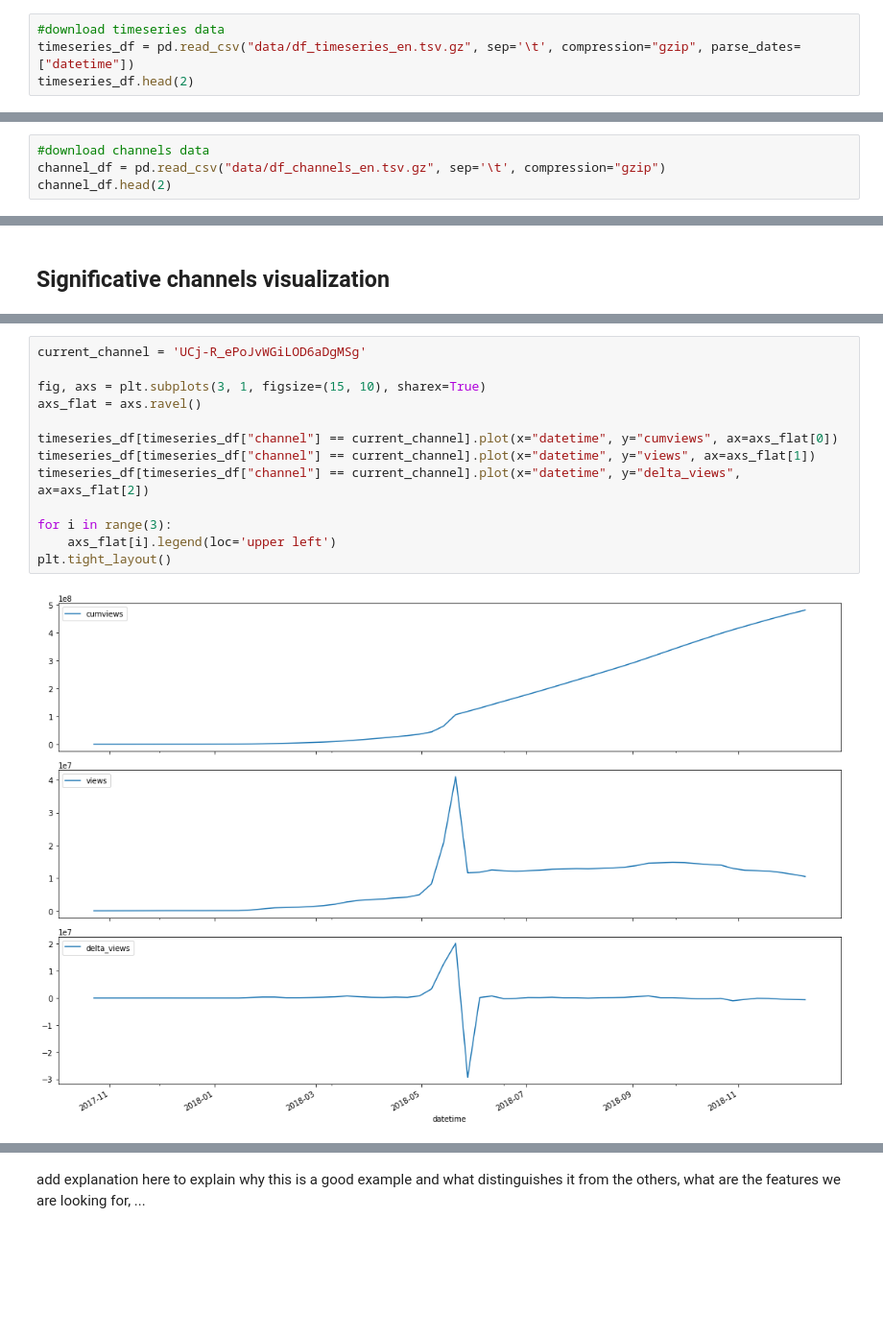
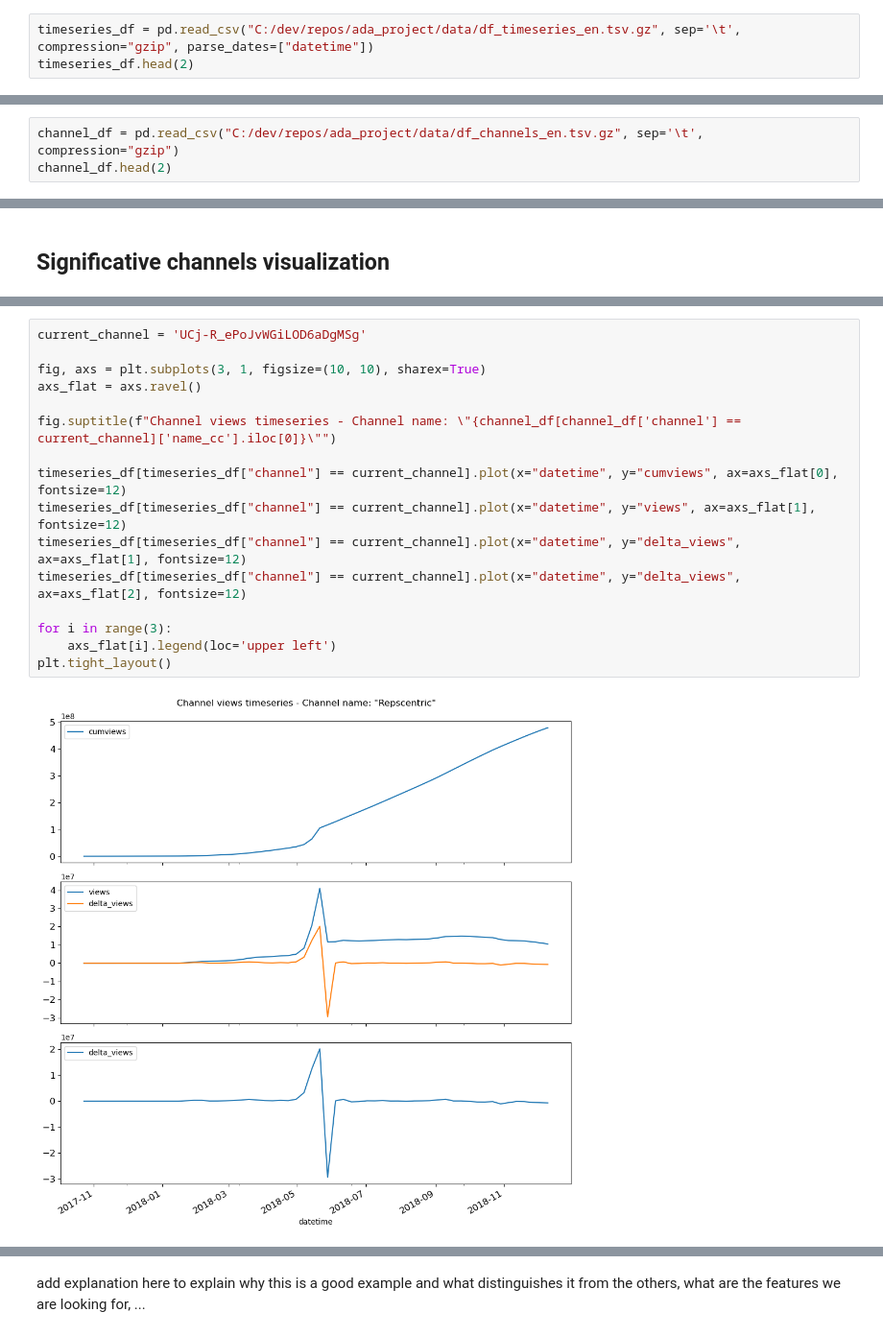
Before and after one commit to epfl-ada/ada-2022-project-adangerousteam, a Jupyter notebook: preprocessing_population_selection.ipynb, the cells around one changed output, grey strips where cells are left out. Shown: that part at 96% size. Drawn from its saved outputs; the diff is of its cells as text; blank space fills up the shorter version.

Commit message:
initial exploratory data analysis

```diff
--- a/preprocessing_population_selection.ipynb
+++ b/preprocessing_population_selection.ipynb
@@ -5,14 +6,12 @@ import matplotlib.pyplot as plt
 # %%
-#download timeseries data
-timeseries_df = pd.read_csv("data/df_timeseries_en.tsv.gz", sep='\t', compression="gzip", parse_dates=["datetime"])
+timeseries_df = pd.read_csv("C:/dev/repos/ada_project/data/df_timeseries_en.tsv.gz", sep='\t', compression="gzip", parse_dates=["datetime"])
 timeseries_df.head(2)
 # %% [output]
 |  | channel | category | datetime | views | delta_views | subs | delta_subs | videos | delta_videos | ... |
 | 0 | UCBJuEqXfXTdcPSbGO9qqn1g | Film and Animation | 2017-07-03 | 202494.555556 | 0.000000 | 650.222222 | 0.000000 | 5 | 0 | ... |
 | 1 | UCBJuEqXfXTdcPSbGO9qqn1g | Film and Animation | 2017-07-10 | 394085.666667 | 191591.111111 | 1046.000000 | 395.777778 | 6 | 1 | ... |
 # %%
-#download channels data
-channel_df = pd.read_csv("data/df_channels_en.tsv.gz", sep='\t', compression="gzip")
+channel_df = pd.read_csv("C:/dev/repos/ada_project/data/df_channels_en.tsv.gz", sep='\t', compression="gzip")
 channel_df.head(2)
 # %% [output]
 |  | category_cc | join_date | channel | name_cc | subscribers_cc | videos_cc | subscriber_rank_sb | weights |
@@ -35,15 +36,18 @@ timeseries_df["delta_views"] = ts_grouped_by_channel["views"].diff().fillna(0)
 # %%
 current_channel = 'UCj-R_ePoJvWGiLOD6aDgMSg'
 
-fig, axs = plt.subplots(3, 1, figsize=(15, 10), sharex=True)
+fig, axs = plt.subplots(3, 1, figsize=(10, 10), sharex=True)
 axs_flat = axs.ravel()
 
-timeseries_df[timeseries_df["channel"] == current_channel].plot(x="datetime", y="cumviews", ax=axs_flat[0])
-timeseries_df[timeseries_df["channel"] == current_channel].plot(x="datetime", y="views", ax=axs_flat[1])
-timeseries_df[timeseries_df["channel"] == current_channel].plot(x="datetime", y="delta_views", ax=axs_flat[2])
+fig.suptitle(f"Channel views timeseries - Channel name: \"{channel_df[channel_df['channel'] == current_channel]['name_cc'].iloc[0]}\"")
+
+timeseries_df[timeseries_df["channel"] == current_channel].plot(x="datetime", y="cumviews", ax=axs_flat[0], fontsize=12)
+timeseries_df[timeseries_df["channel"] == current_channel].plot(x="datetime", y="views", ax=axs_flat[1], fontsize=12)
+timeseries_df[timeseries_df["channel"] == current_channel].plot(x="datetime", y="delta_views", ax=axs_flat[1], fontsize=12)
+timeseries_df[timeseries_df["channel"] == current_channel].plot(x="datetime", y="delta_views", ax=axs_flat[2], fontsize=12)
 
 for i in range(3):
     axs_flat[i].legend(loc='upper left')
 plt.tight_layout()
 # %% [output]
-[figure, old version]
+[figure, new version]
```
Also changed, not shown: parts of 45 cells of this notebook.
